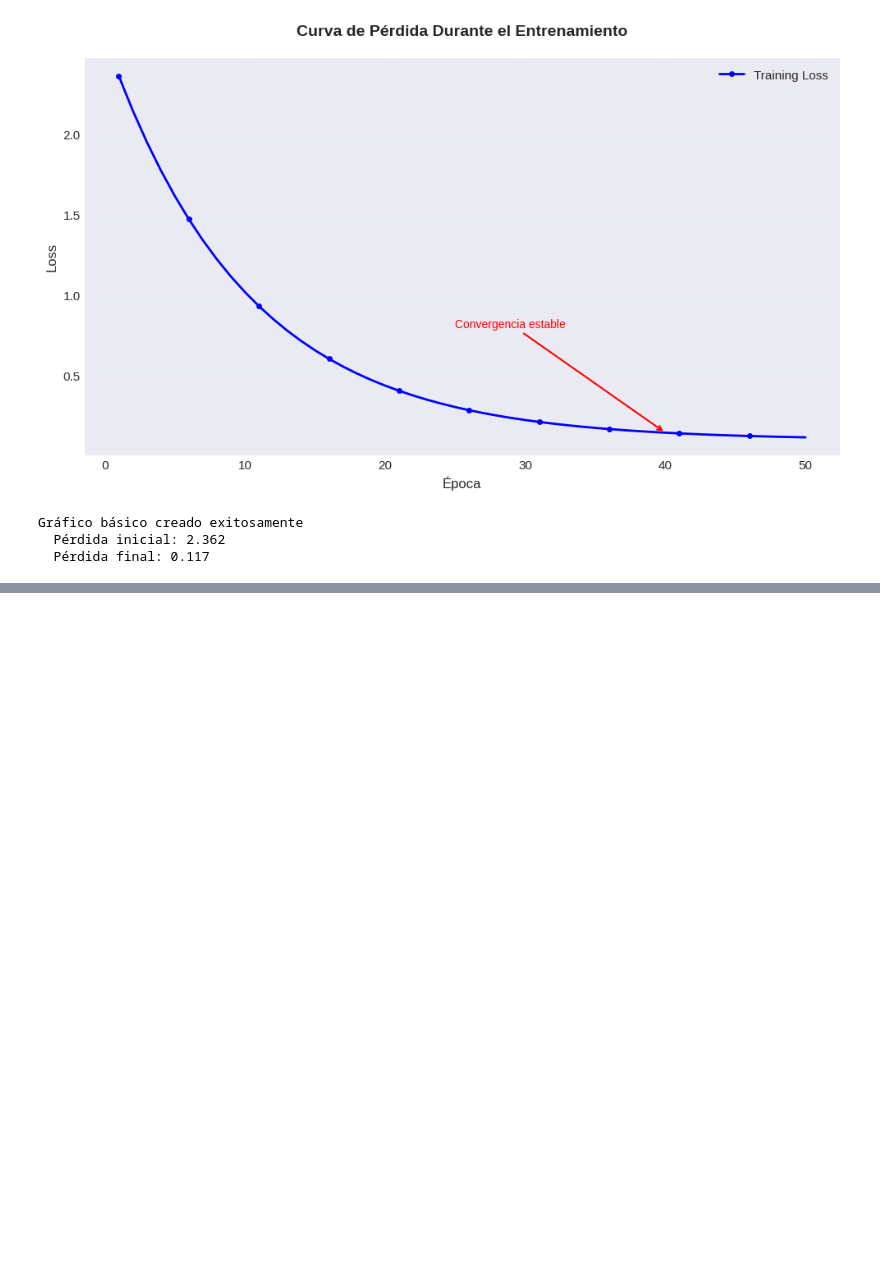
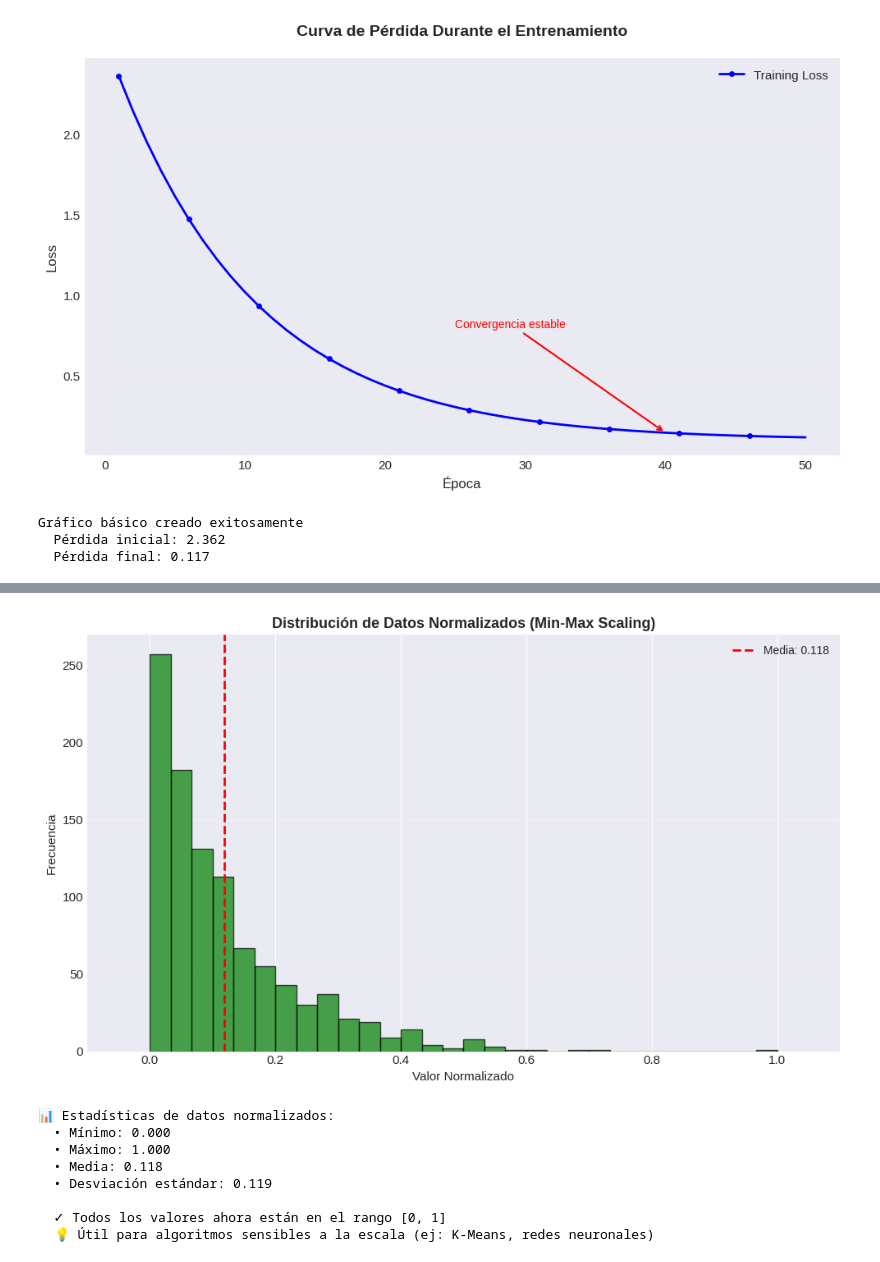
Before and after one commit to jdrodas/fundamentos_IA, a Jupyter notebook: introduccion_matplotlib/introduccion_matplotlib.ipynb, the cells around one changed output, grey strips where cells are left out. Drawn from its saved outputs; the diff is of its cells as text; code cells hidden in the pictures; blank space fills up the shorter version.

```diff
--- a/introduccion_matplotlib/introduccion_matplotlib.ipynb
+++ b/introduccion_matplotlib/introduccion_matplotlib.ipynb
@@ -238,0 +373,43 @@ print("  • Leaky ReLU: previene 'neuronas muertas' del ReLU")
+# %%
+# Aplicar normalización Min-Max: escala los datos al rango [0, 1]
+normalized_data = (raw_data - raw_data.min()) / (raw_data.max() - raw_data.min())
+
+# Crear figura
+fig, ax = plt.subplots(figsize=(10, 6))
+
+# Histograma de datos normalizados
+ax.hist(normalized_data, bins=30, color='green', alpha=0.7, edgecolor='black')
+
+# Línea de referencia
+ax.axvline(normalized_data.mean(), color='red', linestyle='--', linewidth=2,
+           label=f'Media: {normalized_data.mean():.3f}')
+
+# Personalización
+ax.set_title('Distribución de Datos Normalizados (Min-Max Scaling)',
+             fontsize=13, fontweight='bold')
+ax.set_xlabel('Valor Normalizado', fontsize=11)
+ax.set_ylabel('Frecuencia', fontsize=11)
+ax.legend(loc='upper right', fontsize=10)
+ax.grid(True, alpha=0.3, axis='y')
+ax.set_xlim(-0.1, 1.1)
+
+plt.tight_layout()
+plt.show()
+
+print("📊 Estadísticas de datos normalizados:")
+print(f"  • Mínimo: {normalized_data.min():.3f}")
+print(f"  • Máximo: {normalized_data.max():.3f}")
+print(f"  • Media: {normalized_data.mean():.3f}")
+print(f"  • Desviación estándar: {normalized_data.std():.3f}")
+print(f"\n  ✓ Todos los valores ahora están en el rango [0, 1]")
+print(f"  💡 Útil para algoritmos sensibles a la escala (ej: K-Means, redes neuronales)")
+# %% [output]
+[figure, added]
+📊 Estadísticas de datos normalizados:
+  • Mínimo: 0.000
+  • Máximo: 1.000
+  • Media: 0.118
+  • Desviación estándar: 0.119
+
+  ✓ Todos los valores ahora están en el rango [0, 1]
+  💡 Útil para algoritmos sensibles a la escala (ej: K-Means, redes neuronales)
```
Also changed, not shown: parts of 26 cells of this notebook.
